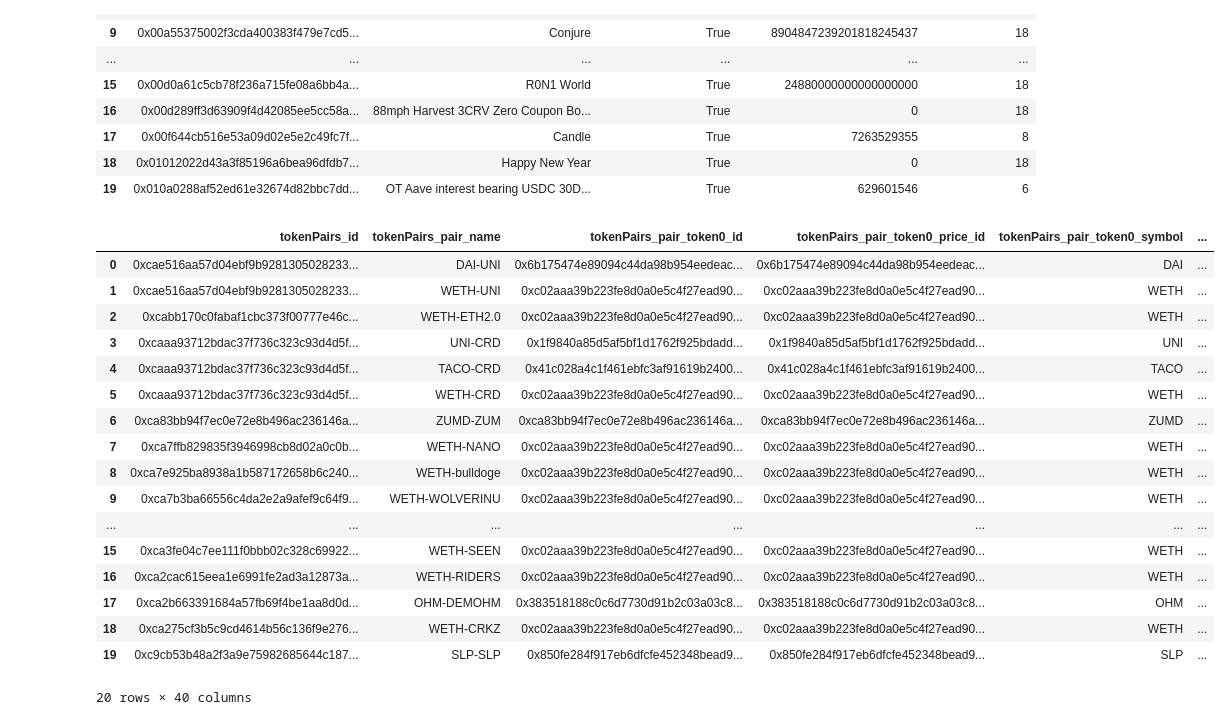
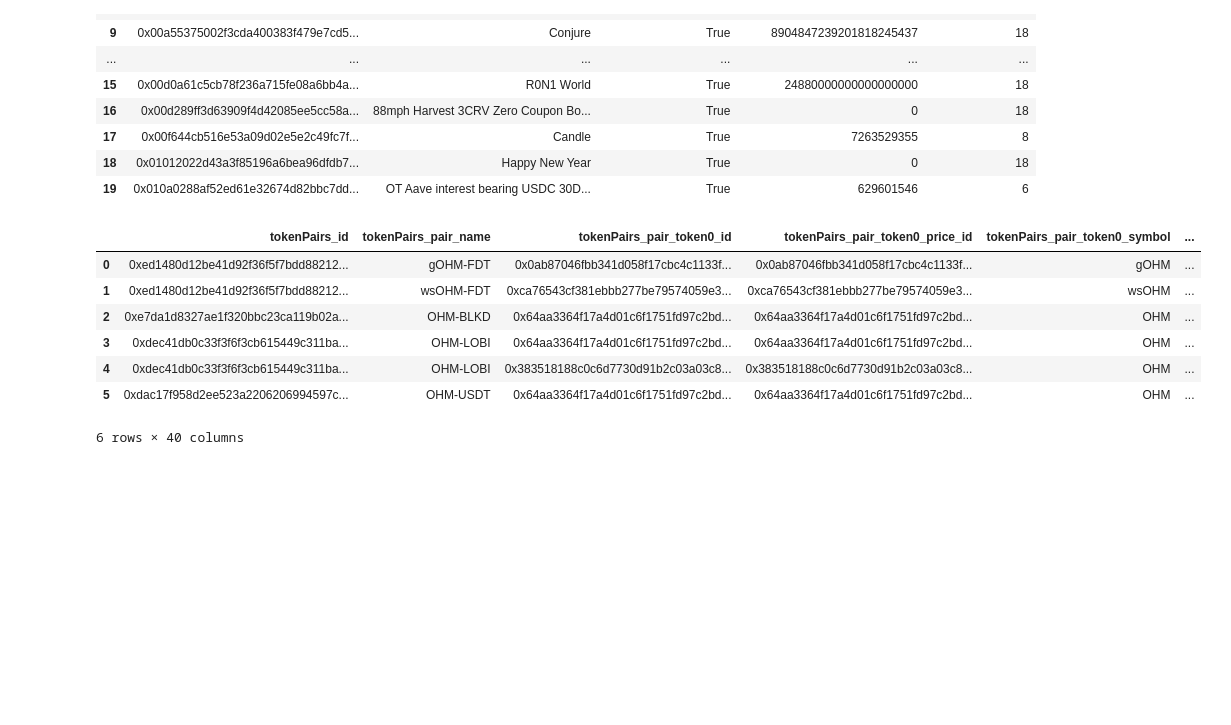
Before and after one commit to EdgeCaser/EconohmetricsOld, a Jupyter notebook: OhmLiquidityPools_sushi.ipynb, the cells around one changed output. Drawn from its saved outputs; the diff is of its cells as text; code cells hidden in the pictures; blank space fills up the shorter version.

Commit message:
all graphs figured out. Now to collect the right data from the right tokens

```diff
--- a/OhmLiquidityPools_sushi.ipynb
+++ b/OhmLiquidityPools_sushi.ipynb
@@ -80,47 +106,46 @@ pool_data2.head(20)
 # %%
 sushi3 = sg.load_api('https://api.thegraph.com/subgraphs/name/sushi-v2/sushiswap-ethereum')
 # %%
+sushi3 = sg.load_api('https://api.thegraph.com/subgraphs/name/sushi-v2/sushiswap-ethereum')
+
 pools3 = sushi3.Query.tokenPairs(
   orderBy='id',
   orderDirection='desc',
-    skip =999,
+    #skip =999,
   first=1000,
   #where=[
    #sushi3.Query.tokenPairs.pair.token0.symbol == 'DAI'
     #sushi3.Query.tokenPairs.id == '0xff20817765cb7f73d4bde2e66e067e58d11095c2:1'
   #]
 )
 #0x04F2694C8fcee23e8Fd0dfEA1d4f5Bb8c352111F
 
 pool_data3 = sg.query_df([
     pools3.id
     ,pools3.pair.name
     ,pools3.pair.token0
     ,pools3.pair.token1
     #,pools3.name
     #,pools3.nameSuccess
     #,pools3.liquidity
     #,pools3.decimals
 ])
+pool_datadb3 = db.query("select "
+                   "    *  "
+                   "From pool_data3 "
+                       ""
+                   "where lower(tokenPairs_pair_name) like lower('%OHM%') "
+                   " limit 100 "
+                   ).df()
 
-pool_data3.head(20)
+pool_datadb3.head(10)
 # %% [output]
 |  | tokenPairs_id | tokenPairs_pair_name | tokenPairs_pair_token0_id | tokenPairs_pair_token0_price_id | tokenPairs_pair_token0_symbol | ... |
-| 0 | 0xcae516aa57d04ebf9b9281305028233... | DAI-UNI | 0x6b175474e89094c44da98b954eedeac... | 0x6b175474e89094c44da98b954eedeac... | DAI | ... |
-| 1 | 0xcae516aa57d04ebf9b9281305028233... | WETH-UNI | 0xc02aaa39b223fe8d0a0e5c4f27ead90... | 0xc02aaa39b223fe8d0a0e5c4f27ead90... | WETH | ... |
-| 2 | 0xcabb170c0fabaf1cbc373f00777e46c... | WETH-ETH2.0 | 0xc02aaa39b223fe8d0a0e5c4f27ead90... | 0xc02aaa39b223fe8d0a0e5c4f27ead90... | WETH | ... |
-| 3 | 0xcaaa93712bdac37f736c323c93d4d5f... | UNI-CRD | 0x1f9840a85d5af5bf1d1762f925bdadd... | 0x1f9840a85d5af5bf1d1762f925bdadd... | UNI | ... |
-| 4 | 0xcaaa93712bdac37f736c323c93d4d5f... | TACO-CRD | 0x41c028a4c1f461ebfc3af91619b2400... | 0x41c028a4c1f461ebfc3af91619b2400... | TACO | ... |
-| 5 | 0xcaaa93712bdac37f736c323c93d4d5f... | WETH-CRD | 0xc02aaa39b223fe8d0a0e5c4f27ead90... | 0xc02aaa39b223fe8d0a0e5c4f27ead90... | WETH | ... |
-| 6 | 0xca83bb94f7ec0e72e8b496ac236146a... | ZUMD-ZUM | 0xca83bb94f7ec0e72e8b496ac236146a... | 0xca83bb94f7ec0e72e8b496ac236146a... | ZUMD | ... |
-| 7 | 0xca7ffb829835f3946998cb8d02a0c0b... | WETH-NANO | 0xc02aaa39b223fe8d0a0e5c4f27ead90... | 0xc02aaa39b223fe8d0a0e5c4f27ead90... | WETH | ... |
-| 8 | 0xca7e925ba8938a1b587172658b6c240... | WETH-bulldoge | 0xc02aaa39b223fe8d0a0e5c4f27ead90... | 0xc02aaa39b223fe8d0a0e5c4f27ead90... | WETH | ... |
-| 9 | 0xca7b3ba66556c4da2e2a9afef9c64f9... | WETH-WOLVERINU | 0xc02aaa39b223fe8d0a0e5c4f27ead90... | 0xc02aaa39b223fe8d0a0e5c4f27ead90... | WETH | ... |
-| ... | ... | ... | ... | ... | ... | ... |
-| 15 | 0xca3fe04c7ee111f0bbb02c328c69922... | WETH-SEEN | 0xc02aaa39b223fe8d0a0e5c4f27ead90... | 0xc02aaa39b223fe8d0a0e5c4f27ead90... | WETH | ... |
-| 16 | 0xca2cac615eea1e6991fe2ad3a12873a... | WETH-RIDERS | 0xc02aaa39b223fe8d0a0e5c4f27ead90... | 0xc02aaa39b223fe8d0a0e5c4f27ead90... | WETH | ... |
-| 17 | 0xca2b663391684a57fb69f4be1aa8d0d... | OHM-DEMOHM | 0x383518188c0c6d7730d91b2c03a03c8... | 0x383518188c0c6d7730d91b2c03a03c8... | OHM | ... |
-| 18 | 0xca275cf3b5c9cd4614b56c136f9e276... | WETH-CRKZ | 0xc02aaa39b223fe8d0a0e5c4f27ead90... | 0xc02aaa39b223fe8d0a0e5c4f27ead90... | WETH | ... |
-| 19 | 0xc9cb53b48a2f3a9e75982685644c187... | SLP-SLP | 0x850fe284f917eb6dfcfe452348bead9... | 0x850fe284f917eb6dfcfe452348bead9... | SLP | ... |
+| 0 | 0xed1480d12be41d92f36f5f7bdd88212... | gOHM-FDT | 0x0ab87046fbb341d058f17cbc4c1133f... | 0x0ab87046fbb341d058f17cbc4c1133f... | gOHM | ... |
+| 1 | 0xed1480d12be41d92f36f5f7bdd88212... | wsOHM-FDT | 0xca76543cf381ebbb277be79574059e3... | 0xca76543cf381ebbb277be79574059e3... | wsOHM | ... |
+| 2 | 0xe7da1d8327ae1f320bbc23ca119b02a... | OHM-BLKD | 0x64aa3364f17a4d01c6f1751fd97c2bd... | 0x64aa3364f17a4d01c6f1751fd97c2bd... | OHM | ... |
+| 3 | 0xdec41db0c33f3f6f3cb615449c311ba... | OHM-LOBI | 0x64aa3364f17a4d01c6f1751fd97c2bd... | 0x64aa3364f17a4d01c6f1751fd97c2bd... | OHM | ... |
+| 4 | 0xdec41db0c33f3f6f3cb615449c311ba... | OHM-LOBI | 0x383518188c0c6d7730d91b2c03a03c8... | 0x383518188c0c6d7730d91b2c03a03c8... | OHM | ... |
+| 5 | 0xdac17f958d2ee523a2206206994597c... | OHM-USDT | 0x64aa3364f17a4d01c6f1751fd97c2bd... | 0x64aa3364f17a4d01c6f1751fd97c2bd... | OHM | ... |
-20 rows × 40 columns
+6 rows × 40 columns
 # %%
```
Also changed, not shown: parts of 22 cells of this notebook, 2 other files.
